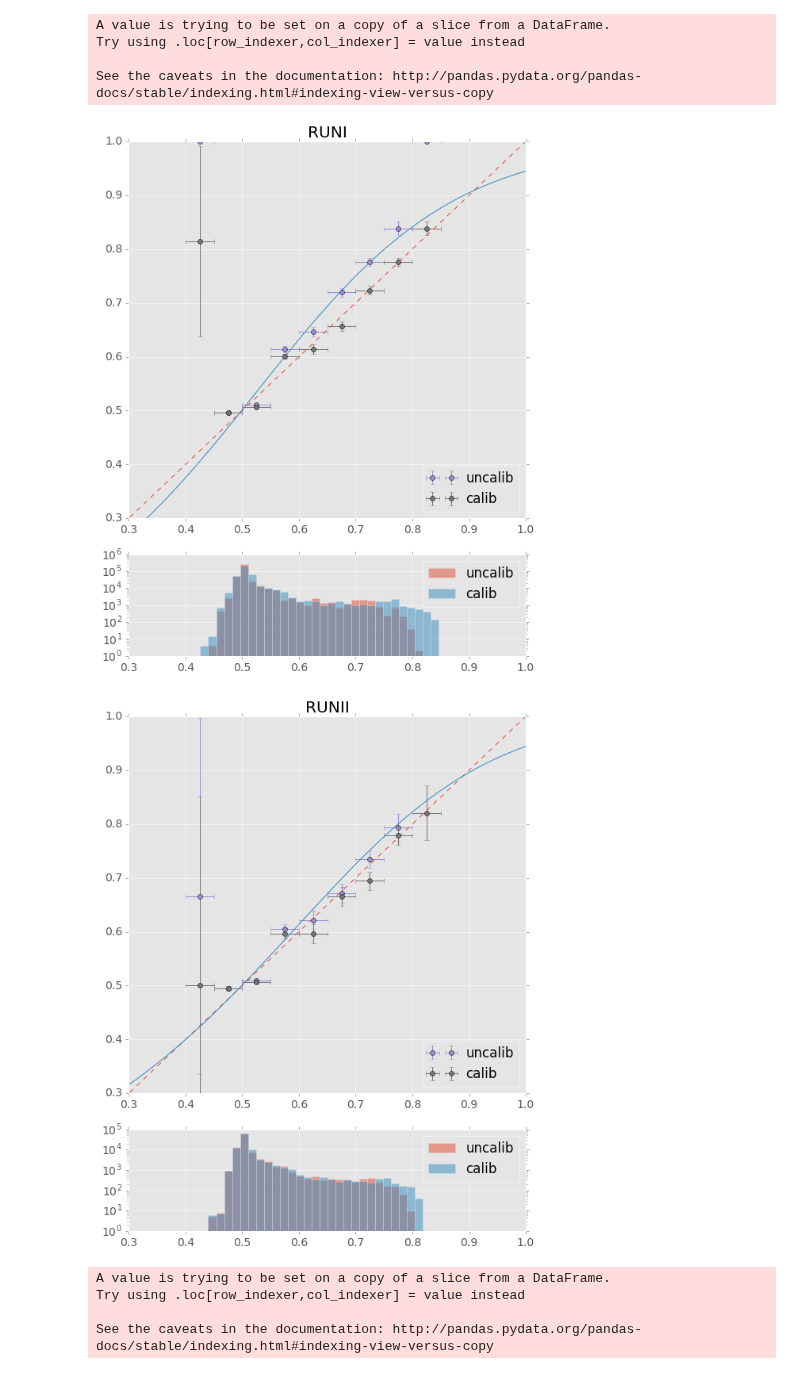
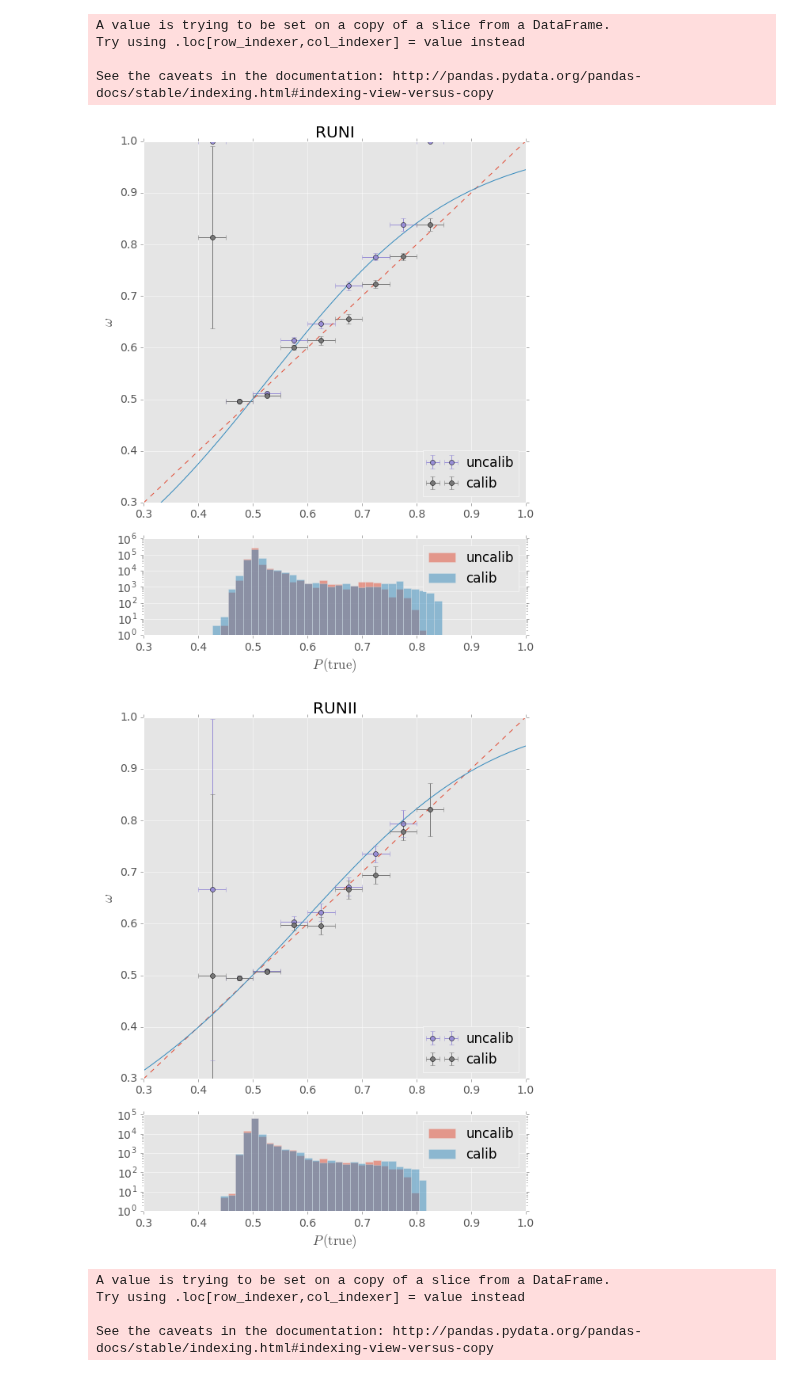
Before and after one commit to bixel/fttrainer, a Jupyter notebook: bdt-based-selection.ipynb, the cells around one changed output. Cells and saved outputs as stored; diff of their text form; code cells hidden in the pictures.

Commit message:
improve plots

```diff
--- a/bdt-based-selection.ipynb
+++ b/bdt-based-selection.ipynb
@@ -219,34 +219,37 @@ def proba_bins(x, y_true, errs=True, bins=10, range=None, sample_weight=None, au
 # %%
 for key, d in datasets.items():
     range=(0.3, 1)
     xs = np.linspace(*range)
-    plt.figure(figsize=(8, 10))
+    fig = plt.figure(figsize=(8, 10))
     ax_top = plt.subplot2grid((4, 1), (0, 0), rowspan=3)
-    ax_bottom = plt.subplot2grid((4, 1), (3, 0))
+    ax_bottom = plt.subplot2grid((4, 1), (3, 0), sharex=ax_top)
     plt.axes(ax_top)
     plt.plot([0, 1], [0, 1], '--')
     test_data = d['max_test_data']
     plt.plot(xs, d['calibrator'].predict_proba(xs)[:, 1])
     plt.errorbar(*proba_bins(test_data.proba.values, test_data.target.values,
                              range=(0.4, 0.9), sample_weight=test_data.SigYield_sw), label='uncalib', fmt='o')
     plt.errorbar(*proba_bins(test_data.calib_proba.values, test_data.target.values,
                              range=(0.4, 0.9), sample_weight=test_data.SigYield_sw), label='calib', fmt='o')
     plt.xlim(range)
     plt.ylim(range)
     plt.legend(loc='best')
+    plt.title(key)
+    plt.ylabel(r'$\omega$')
 
-    plt.title(key)
     plt.axes(ax_bottom)
     plt.hist(test_data.proba, label='uncalib', alpha=0.5, range=(0.3, 1), bins=50, log=True)
     plt.hist(test_data.calib_proba, label='calib', alpha=0.5, range=(0.3, 1), bins=50, log=True)
     plt.xlim(0.3, 1)
     plt.legend(loc='best')
+    plt.xlabel(r'$P\,(\mathrm{true})$')
 
     plt.tight_layout()
+    plt.savefig('./build/p-calibration-{}.pdf'.format(key))
     plt.show()
 # %% [output]
-[figure, old version]
+[figure, new version]
-[figure, old version]
+[figure, new version]
 # %%
 # plot stuff
 plt.figure(figsize=(8, 6))
```
Also changed, not shown: parts of 3 cells of this notebook.
